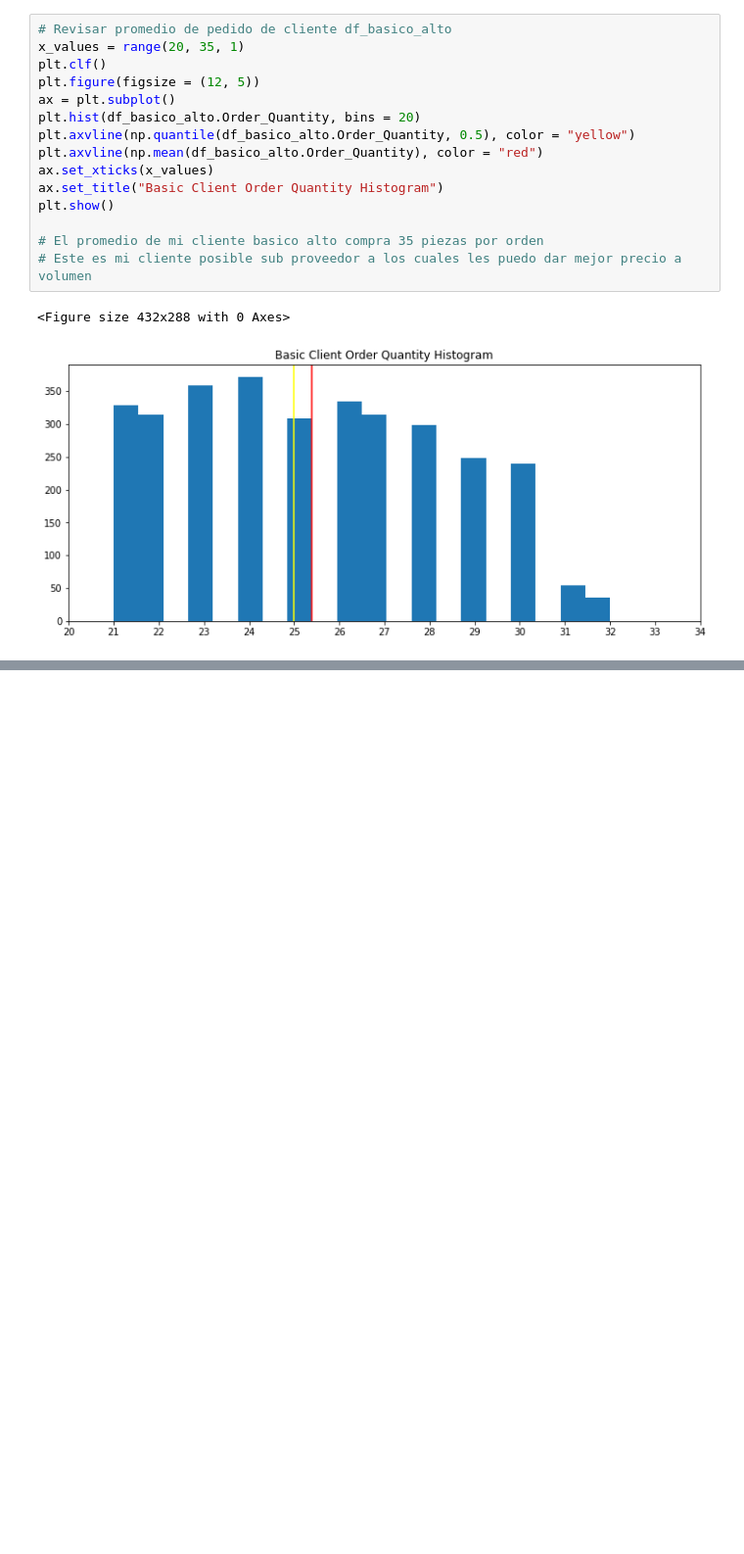
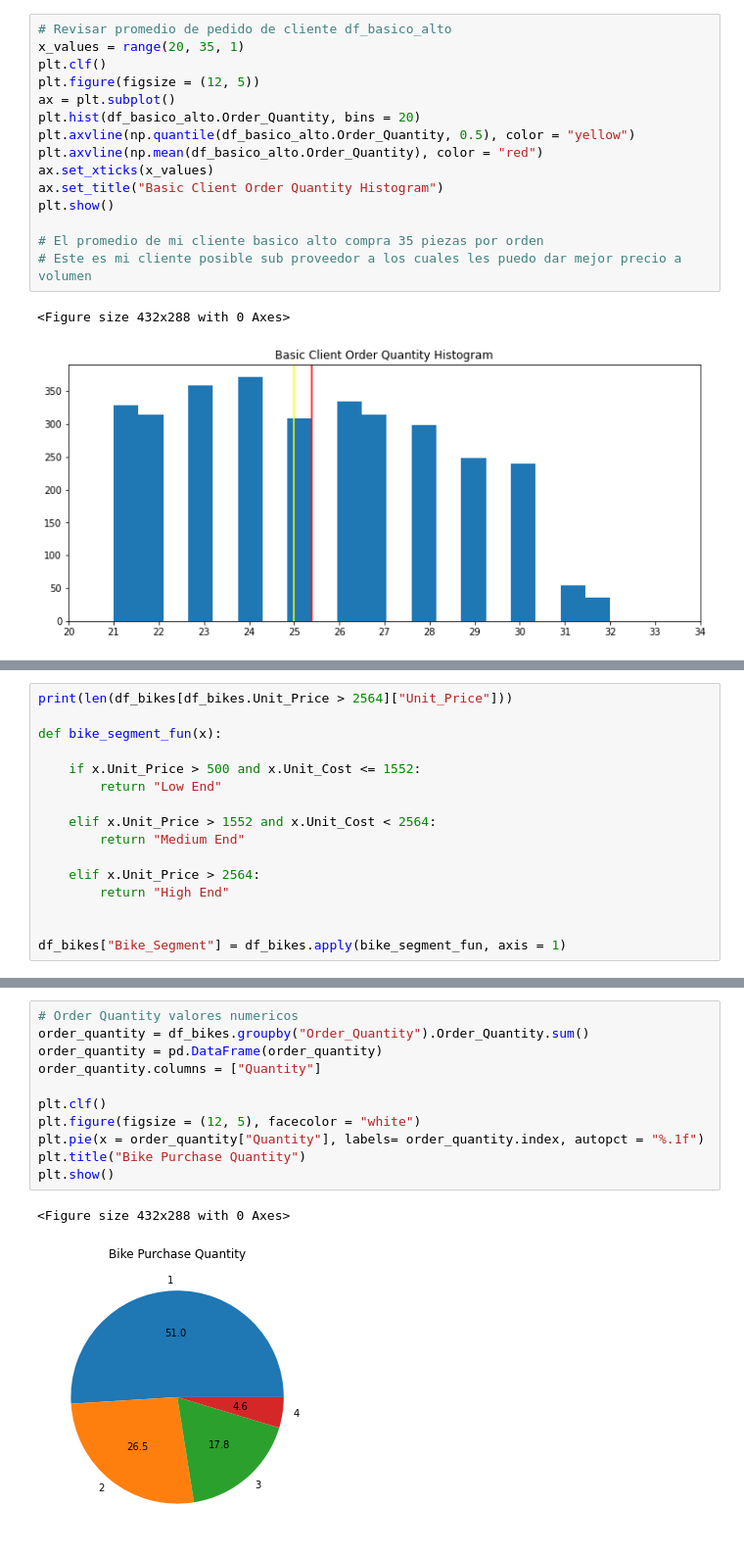
Before and after one commit to juanm05/UK-Bike-Store, a Jupyter notebook: main.ipynb, the cells around one changed output, grey strips where cells are left out. Shown at 98% size. Saved outputs shown, nothing was run; the diff lists cells and outputs as text; blank space fills up the shorter version.

```diff
--- a/main.ipynb
+++ b/main.ipynb
@@ -641,0 +679,16 @@ df_basico_bicicleta
+# %%
+print(len(df_bikes[df_bikes.Unit_Price > 2564]["Unit_Price"]))
+
+def bike_segment_fun(x):
+
+    if x.Unit_Price > 500 and x.Unit_Cost <= 1552:
+        return "Low End"
+
+    elif x.Unit_Price > 1552 and x.Unit_Cost < 2564:
+        return "Medium End"
+
+    elif x.Unit_Price > 2564:
+        return "High End"
+
+
+df_bikes["Bike_Segment"] = df_bikes.apply(bike_segment_fun, axis = 1)
@@ -641,0 +713,14 @@ df_basico_bicicleta
+# %%
+# Order Quantity valores numericos
+order_quantity = df_bikes.groupby("Order_Quantity").Order_Quantity.sum()
+order_quantity = pd.DataFrame(order_quantity)
+order_quantity.columns = ["Quantity"]
+
+plt.clf()
+plt.figure(figsize = (12, 5), facecolor = "white")
+plt.pie(x = order_quantity["Quantity"], labels= order_quantity.index, autopct = "%.1f")
+plt.title("Bike Purchase Quantity")
+plt.show()
+# %% [output]
+<Figure size 432x288 with 0 Axes>
+[figure, added]
```
Also changed, not shown: parts of 9 cells of this notebook, 1 other file.
